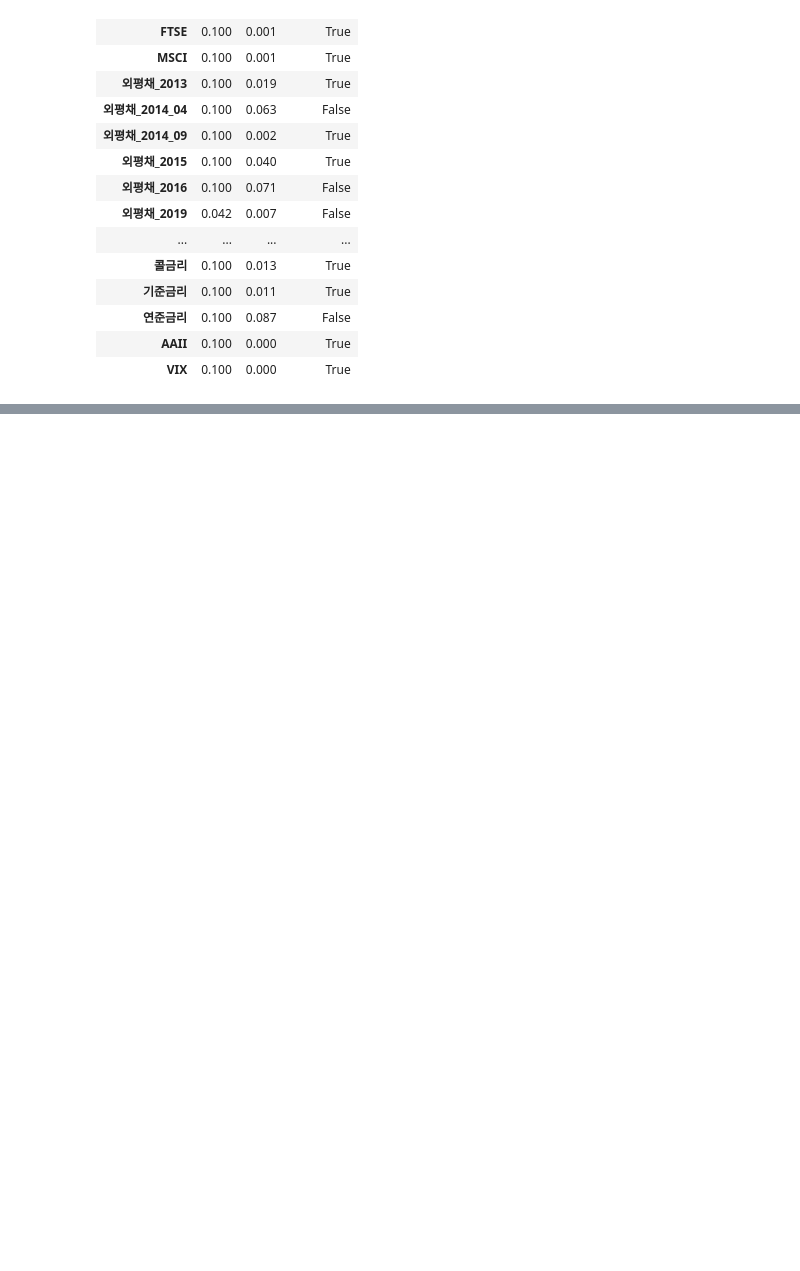
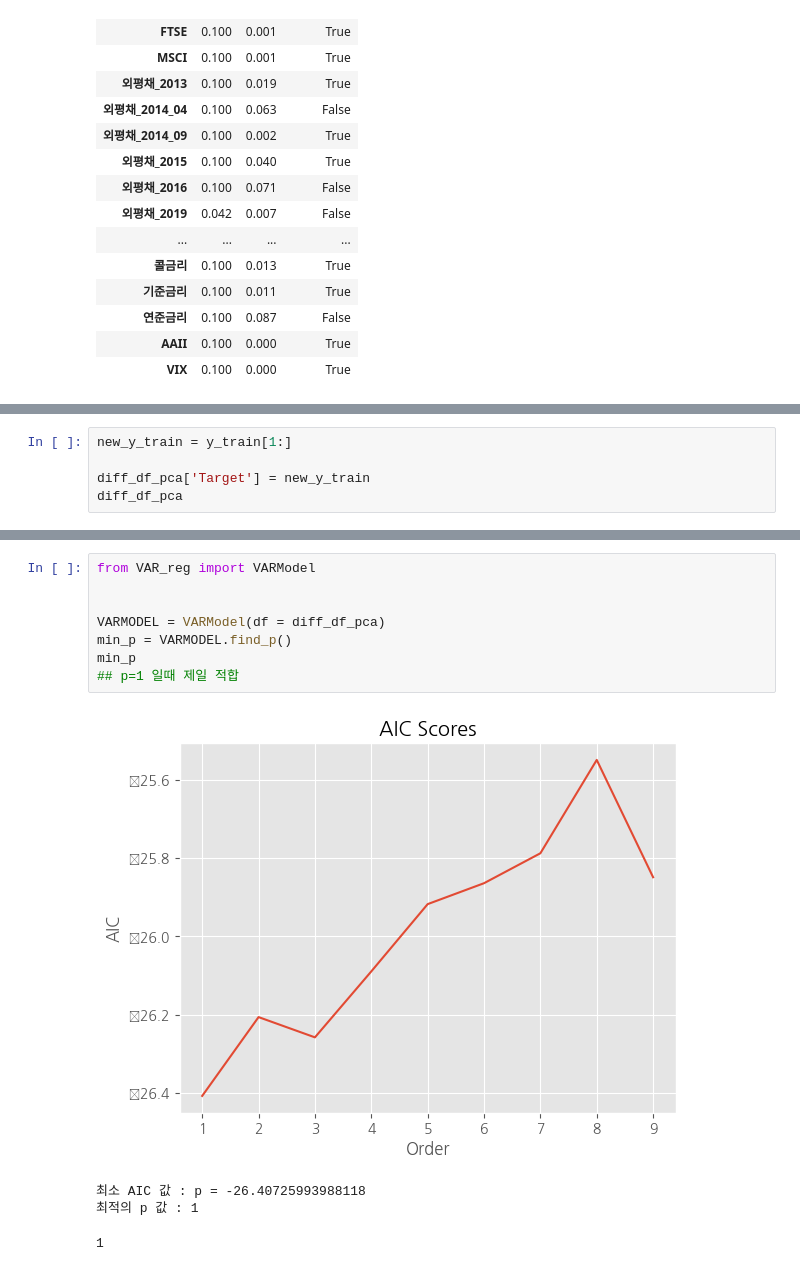
Before and after one commit to paragonyun/Deepconomics, a Jupyter notebook: main.ipynb, the cells around one changed output, grey strips where cells are left out. Saved outputs shown, nothing was run; the diff lists cells and outputs as text; blank space fills up the shorter version.

```diff
--- a/main.ipynb
+++ b/main.ipynb
@@ -172,0 +419,5 @@ p_value_df_diff12
+# %%
+new_y_train = y_train[1:]
+
+diff_df_pca['Target'] = new_y_train
+diff_df_pca
@@ -172,0 +439,13 @@ p_value_df_diff12
+# %%
+from VAR_reg import VARModel
+
+
+VARMODEL = VARModel(df = diff_df_pca)
+min_p = VARMODEL.find_p()
+min_p
+## p=1 일때 제일 적합
+# %% [output]
+[figure, added]
+최소 AIC 값 : p = -26.40725993988118
+최적의 p 값 : 1
+1
```
Also changed, not shown: parts of 23 cells of this notebook.
